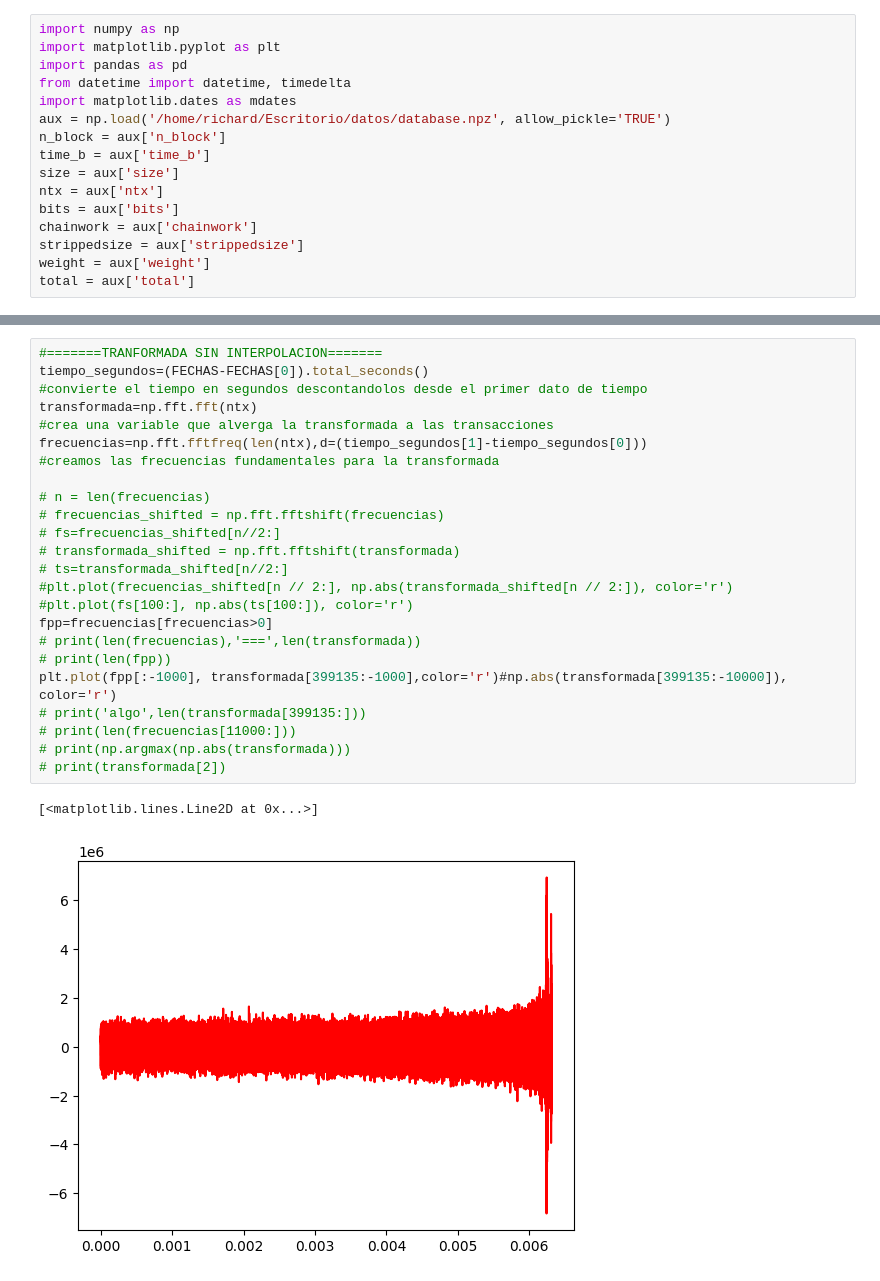
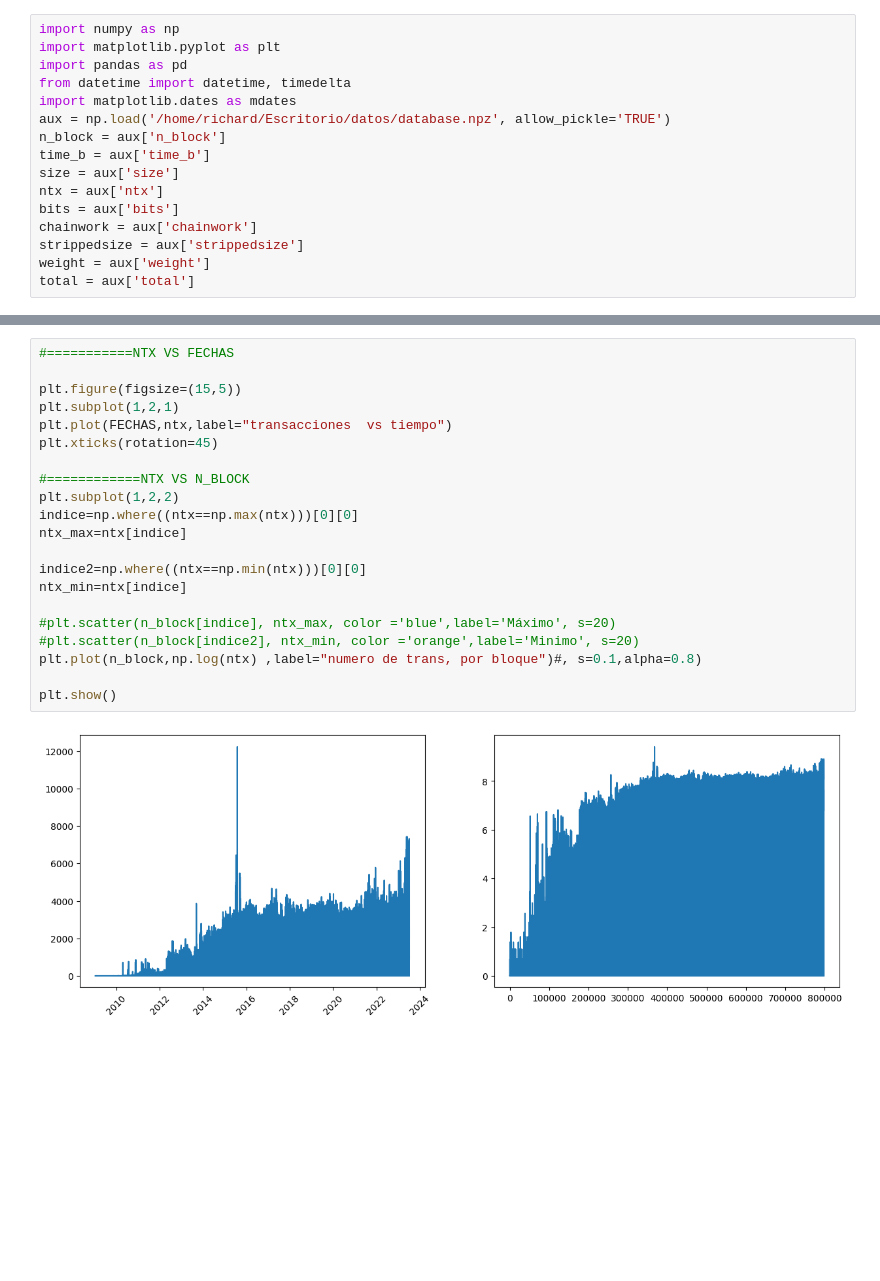
Before and after one commit to bitcoinR3search/BitcoinResearch, a Jupyter notebook: scripts/bra_pruebas/analisis_1.ipynb, the cells around one changed output, grey strips where cells are left out. Drawn from its saved outputs; the diff is of its cells as text; blank space fills up the shorter version.

```diff
--- a/scripts/bra_pruebas/analisis_1.ipynb
+++ b/scripts/bra_pruebas/analisis_1.ipynb
@@ -70,30 +26,26 @@ plt.show()
-# %%
-#=======TRANFORMADA SIN INTERPOLACION=======
-tiempo_segundos=(FECHAS-FECHAS[0]).total_seconds()
-#convierte el tiempo en segundos descontandolos desde el primer dato de tiempo
-transformada=np.fft.fft(ntx)
-#crea una variable que alverga la transformada a las transacciones
-frecuencias=np.fft.fftfreq(len(ntx),d=(tiempo_segundos[1]-tiempo_segundos[0]))
-#creamos las frecuencias fundamentales para la transformada
-
-# n = len(frecuencias)
-# frecuencias_shifted = np.fft.fftshift(frecuencias)
-# fs=frecuencias_shifted[n//2:]
-# transformada_shifted = np.fft.fftshift(transformada)
-# ts=transformada_shifted[n//2:]
-#plt.plot(frecuencias_shifted[n // 2:], np.abs(transformada_shifted[n // 2:]), color='r')
-#plt.plot(fs[100:], np.abs(ts[100:]), color='r')
-fpp=frecuencias[frecuencias>0]
-# print(len(frecuencias),'===',len(transformada))
-# print(len(fpp))
-plt.plot(fpp[:-1000], transformada[399135:-1000],color='r')#np.abs(transformada[399135:-10000]), color='r')
-# print('algo',len(transformada[399135:]))
-# print(len(frecuencias[11000:]))
-# print(np.argmax(np.abs(transformada)))
-# print(transformada[2])
-# %% [output]
-[<matplotlib.lines.Line2D at 0x...>]
-[figure, removed]
+# %%
+#===========NTX VS FECHAS
+
+plt.figure(figsize=(15,5))
+plt.subplot(1,2,1)
+plt.plot(FECHAS,ntx,label="transacciones  vs tiempo")
+plt.xticks(rotation=45)
+
+#============NTX VS N_BLOCK
+plt.subplot(1,2,2)
+indice=np.where((ntx==np.max(ntx)))[0][0]
+ntx_max=ntx[indice]
+
+indice2=np.where((ntx==np.min(ntx)))[0][0]
+ntx_min=ntx[indice]
+
+#plt.scatter(n_block[indice], ntx_max, color ='blue',label='Máximo', s=20)
+#plt.scatter(n_block[indice2], ntx_min, color ='orange',label='Minimo', s=20)
+plt.plot(n_block,np.log(ntx) ,label="numero de trans, por bloque")#, s=0.1,alpha=0.8)
+
+plt.show()
+# %% [output]
+[figure, added]
 # %%
 tiempo_segundos=(FECHAS-FECHAS[0]).total_seconds()
 #convierte el tiempo en segundos descontandolos desde el primer dato de tiempo
```
Also changed, not shown: parts of 26 cells of this notebook, 9 other files.
